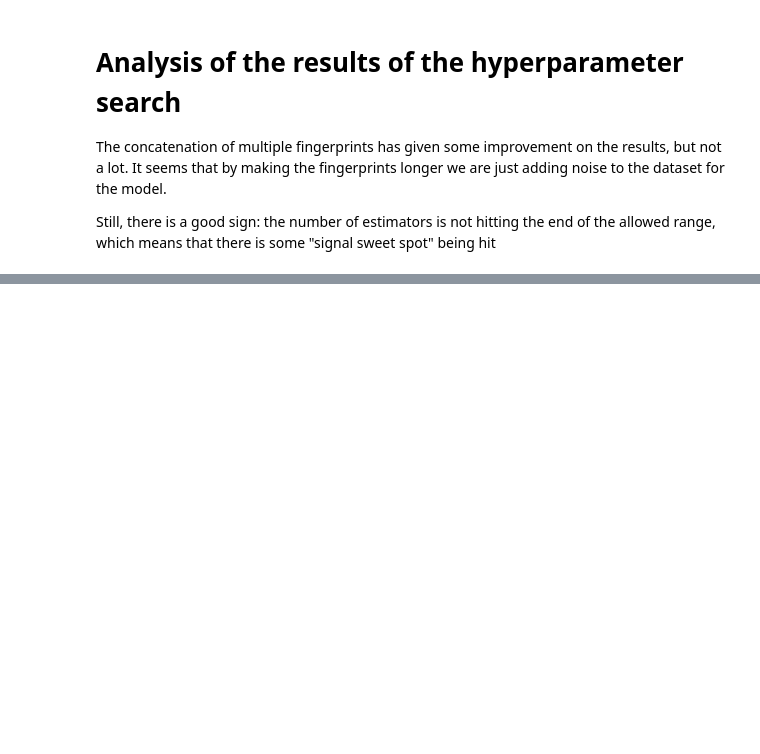
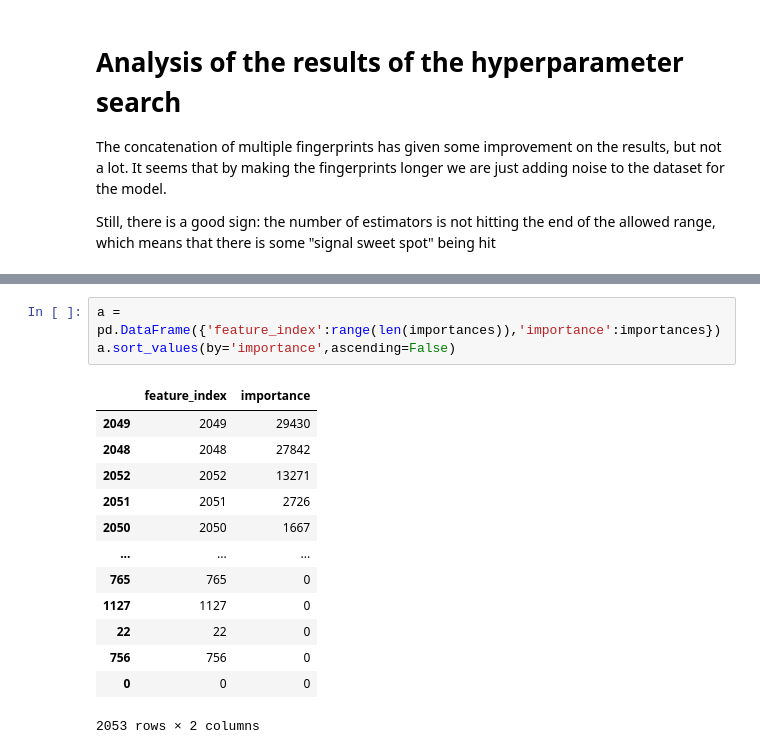
Before and after one commit to fuentediezjaime/pIC50_prediction_pipeline, a Jupyter notebook: notebooks/data_analysis.ipynb, the cells around one changed output, grey strips where cells are left out. Saved outputs shown, nothing was run; the diff lists cells and outputs as text; blank space fills up the shorter version.

```diff
--- a/notebooks/data_analysis.ipynb
+++ b/notebooks/data_analysis.ipynb
@@ -64,0 +93,17 @@ best_mixed_model.model.get_params
+# %%
+a = pd.DataFrame({'feature_index':range(len(importances)),'importance':importances})
+a.sort_values(by='importance',ascending=False)
+# %% [output]
+|  | feature_index | importance |
+| 2049 | 2049 | 29430 |
+| 2048 | 2048 | 27842 |
+| 2052 | 2052 | 13271 |
+| 2051 | 2051 | 2726 |
+| 2050 | 2050 | 1667 |
+| ... | ... | ... |
+| 765 | 765 | 0 |
+| 1127 | 1127 | 0 |
+| 22 | 22 | 0 |
+| 756 | 756 | 0 |
+| 0 | 0 | 0 |
+2053 rows × 2 columns
```
Also changed, not shown: parts of 9 cells of this notebook, 5 other files.
